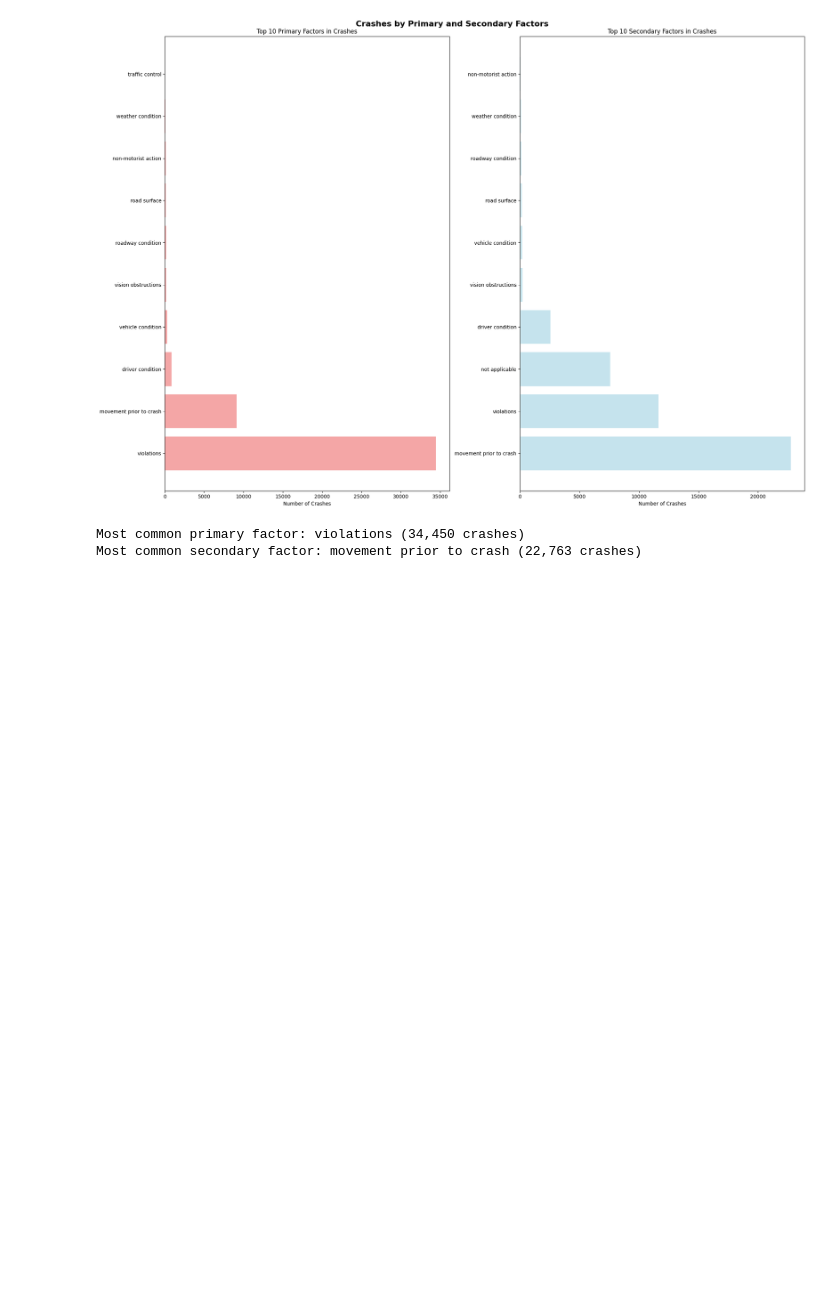
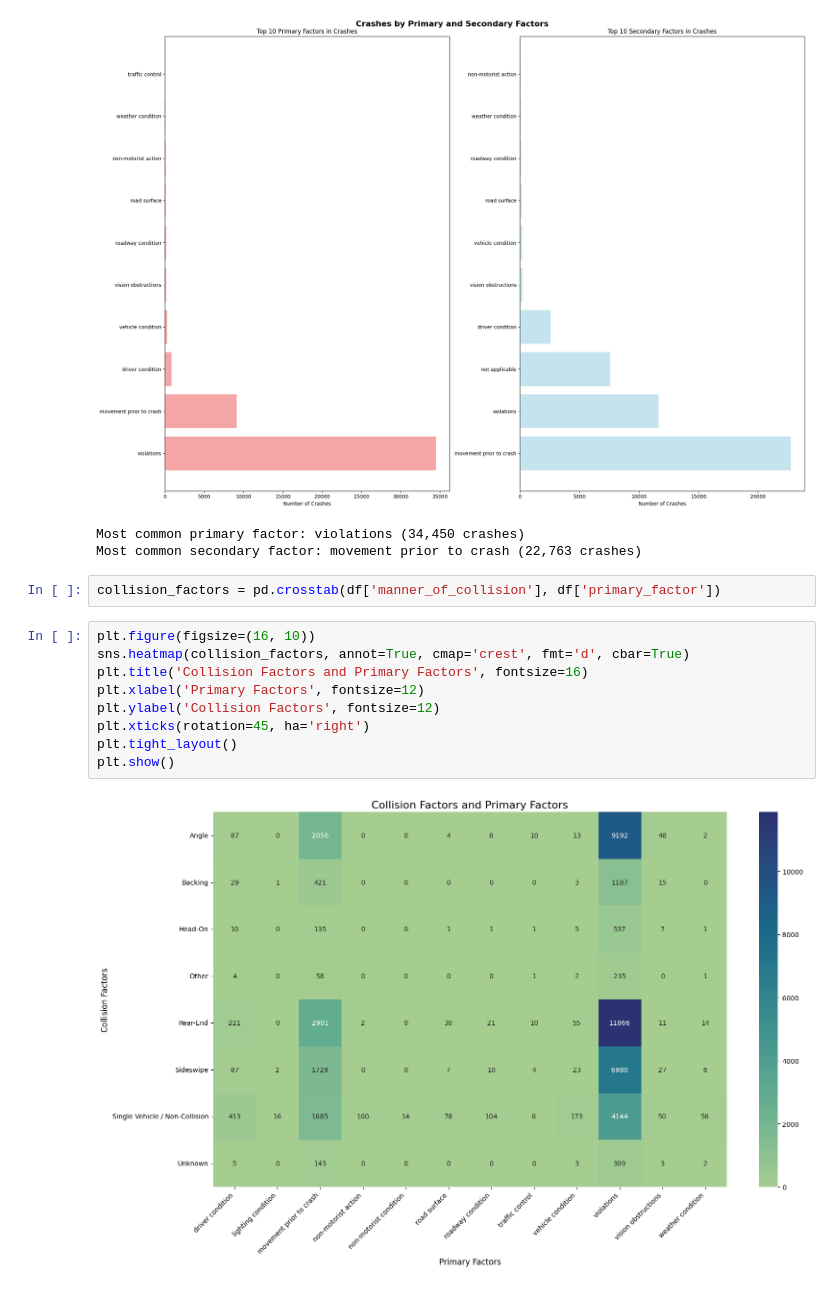
Before and after one commit to ashishkhanal30/dataMining, a Jupyter notebook: visualization.ipynb, the cells around one changed output. Cells and saved outputs as stored; diff of their text form; blank space fills up the shorter version.

```diff
--- a/visualization.ipynb
+++ b/visualization.ipynb
@@ -181,3 +181,16 @@ print(f"Most common secondary factor: {secondary_factors.index[0]} ({secondary_f
 [figure]
 Most common primary factor: violations (34,450 crashes)
 Most common secondary factor: movement prior to crash (22,763 crashes)
+# %%
+collision_factors = pd.crosstab(df['manner_of_collision'], df['primary_factor'])
+# %%
+plt.figure(figsize=(16, 10))
+sns.heatmap(collision_factors, annot=True, cmap='crest', fmt='d', cbar=True)
+plt.title('Collision Factors and Primary Factors', fontsize=16)
+plt.xlabel('Primary Factors', fontsize=12)
+plt.ylabel('Collision Factors', fontsize=12)
+plt.xticks(rotation=45, ha='right')
+plt.tight_layout()
+plt.show()
+# %% [output]
+[figure, added]
```
Also changed, not shown: parts of 7 cells of this notebook, 1 other file.
